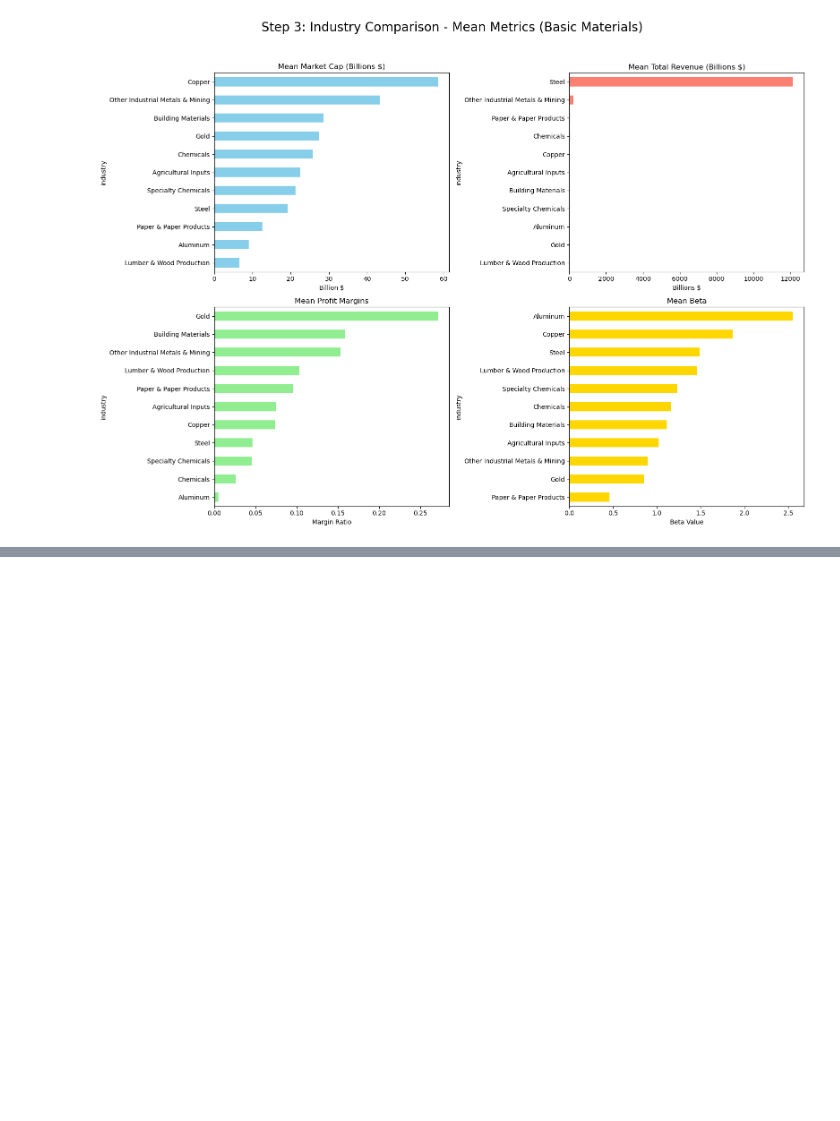
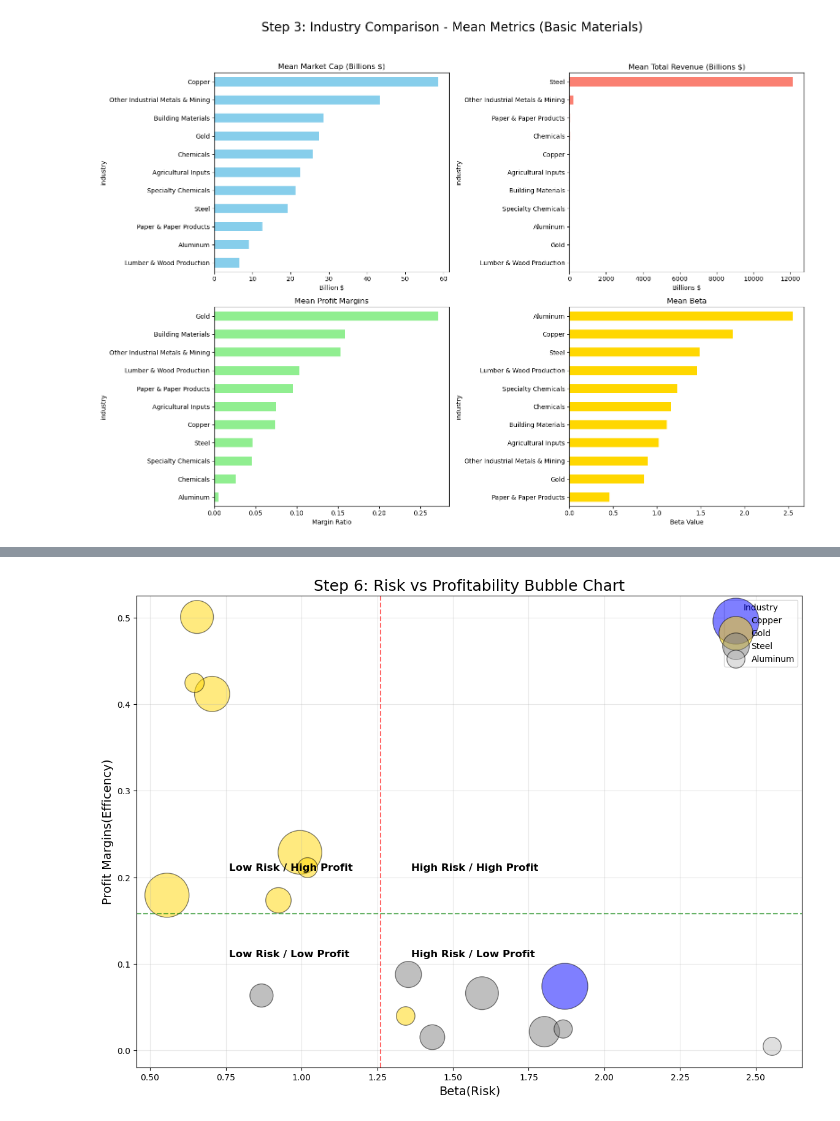
Before and after one commit to luc-nic/Luca-Nicolosi, a Jupyter notebook: Homework_1.ipynb, the cells around one changed output, grey strips where cells are left out. Cells and saved outputs as stored; diff of their text form; code cells hidden in the pictures; blank space fills up the shorter version.

Commit message:
Step 6 completed

```diff
--- a/Homework_1.ipynb
+++ b/Homework_1.ipynb
@@ -126 +125,11 @@ plt.show()
 [figure]
+# %%
+# STEP 5
+
+selected_industries = ['Copper', 'Gold', 'Steel', 'Aluminum'] # I'm creating a list made which includes the name of the industries that I want to carry forward
+
+df_industries = df_filtered[df_filtered['industry'].isin(selected_industries)].copy() # By using the isin() function I'm filtering the data frame by considering the companies which belong to that kind of industry
+
+print(f'the number of companies is: {len(df_industries)}')
+
+df_industries.head()
@@ -126,0 +163,31 @@ plt.show()
+# %%
+#STEP 6
+
+plt.figure(figsize=(14,10))
+
+colors = {'Copper': 'blue', 'Gold': 'gold', 'Steel': 'grey', 'Aluminum': 'silver'}
+
+for ind in selected_industries:
+    subset = df_industries[df_industries['industry'] == ind]
+    plt.scatter(subset['beta'], subset['profit_margins'], s= subset['market_cap_b']* 50, alpha=0.5, label=ind, color = colors[ind], edgecolors='black')
+
+mean_beta= df_industries['beta'].mean()
+mean_margin = df_industries['profit_margins'].mean()
+
+plt.axvline(mean_beta, color = 'red', linestyle = '--', alpha = 0.6)
+plt.axhline(mean_margin, color = 'green', linestyle = '--', alpha = 0.6)
+
+plt.text(mean_beta + 0.1, mean_margin + 0.05, 'High Risk / High Profit', fontsize = 12, fontweight = 'bold')
+plt.text(mean_beta - 0.5, mean_margin + 0.05, 'Low Risk / High Profit ', fontsize = 12 ,fontweight = 'bold' )
+plt.text(mean_beta - 0.5, mean_margin - 0.05, 'Low Risk / Low Profit', fontsize = 12, fontweight = 'bold')
+plt.text(mean_beta + 0.1, mean_margin - 0.05, 'High Risk / Low Profit', fontsize = 12, fontweight = 'bold')
+
+plt.title('Step 6: Risk vs Profitability Bubble Chart', fontsize = 18)
+plt.xlabel('Beta(Risk)', fontsize = 14)
+plt.ylabel('Profit Margins(Efficency)', fontsize = 14)
+plt.legend(title = 'Industry')
+plt.grid(True, alpha = 0.3)
+
+plt.show()
+# %% [output]
+[figure, added]
```
Also changed, not shown: parts of 3 cells of this notebook.
